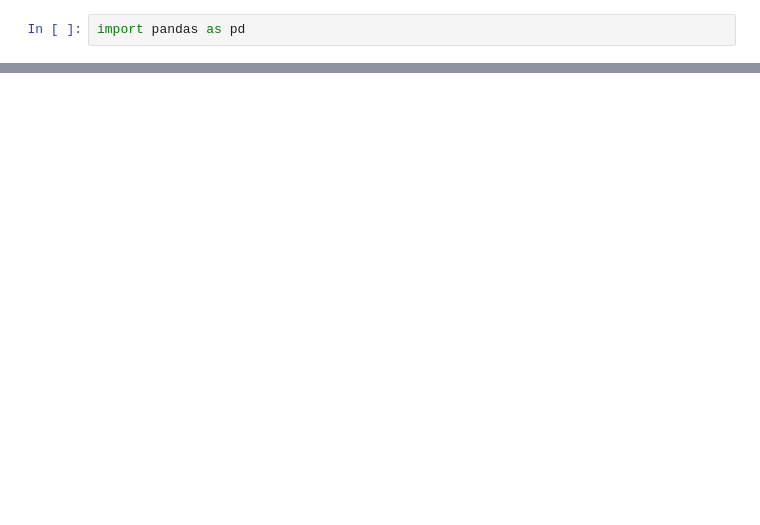
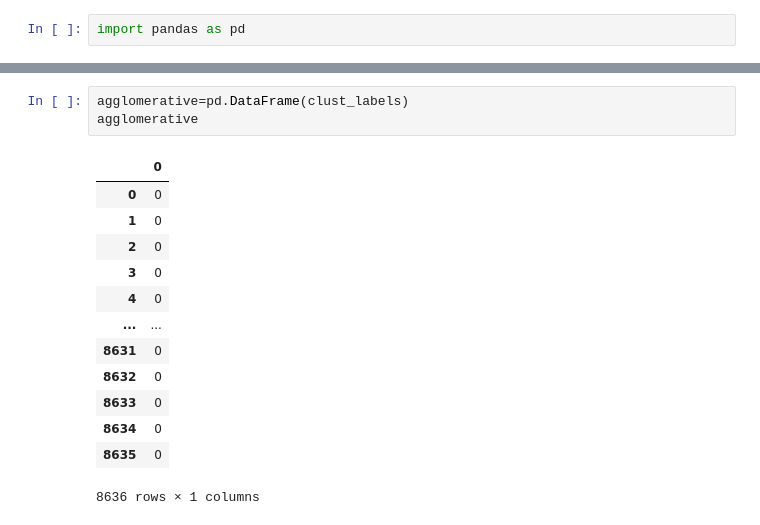
Before and after one commit to sabersouhaimi/jupyter-gomycode-checkpoint, a Jupyter notebook: Untitled.ipynb, the cells around one changed output, grey strips where cells are left out. Cells and saved outputs as stored; diff of their text form; blank space fills up the shorter version.

```diff
--- a/Untitled.ipynb
+++ b/Untitled.ipynb
@@ -162,0 +82,17 @@ after ***** :    0.8202247191011236
+# %%
+agglomerative=pd.DataFrame(clust_labels)
+agglomerative
+# %% [output]
+|  | 0 |
+| 0 | 0 |
+| 1 | 0 |
+| 2 | 0 |
+| 3 | 0 |
+| 4 | 0 |
+| ... | ... |
+| 8631 | 0 |
+| 8632 | 0 |
+| 8633 | 0 |
+| 8634 | 0 |
+| 8635 | 0 |
+8636 rows × 1 columns
```
Also changed, not shown: parts of 24 cells of this notebook.
